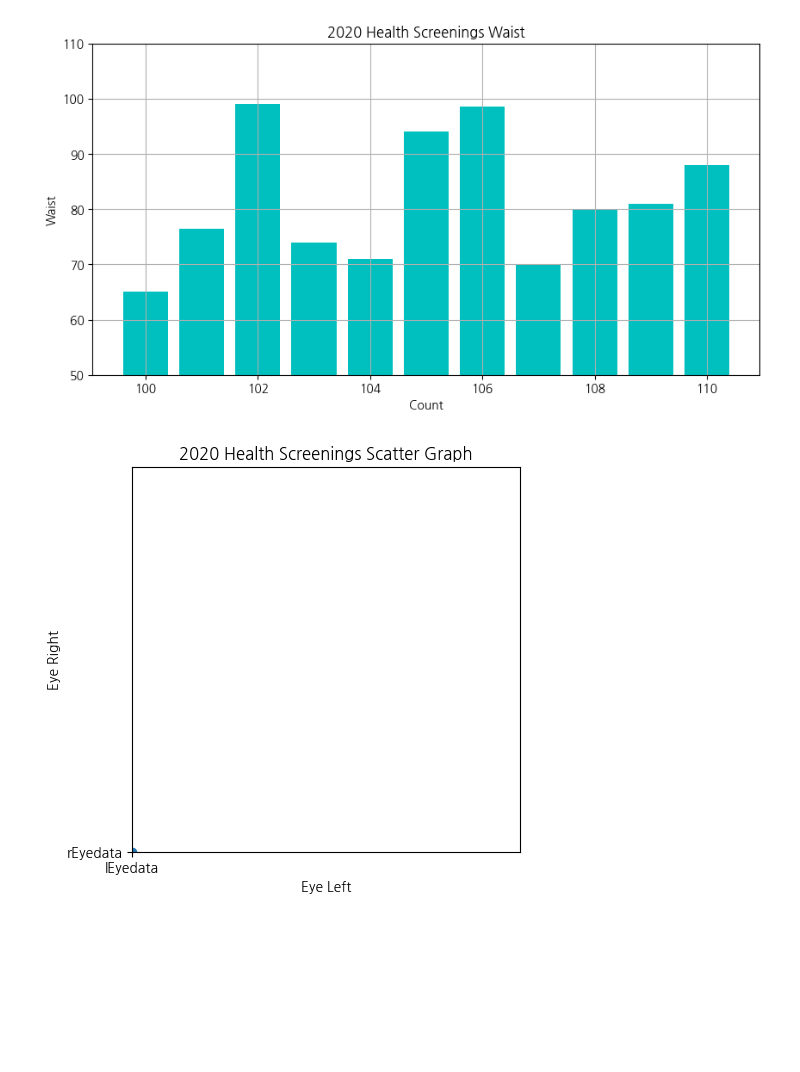
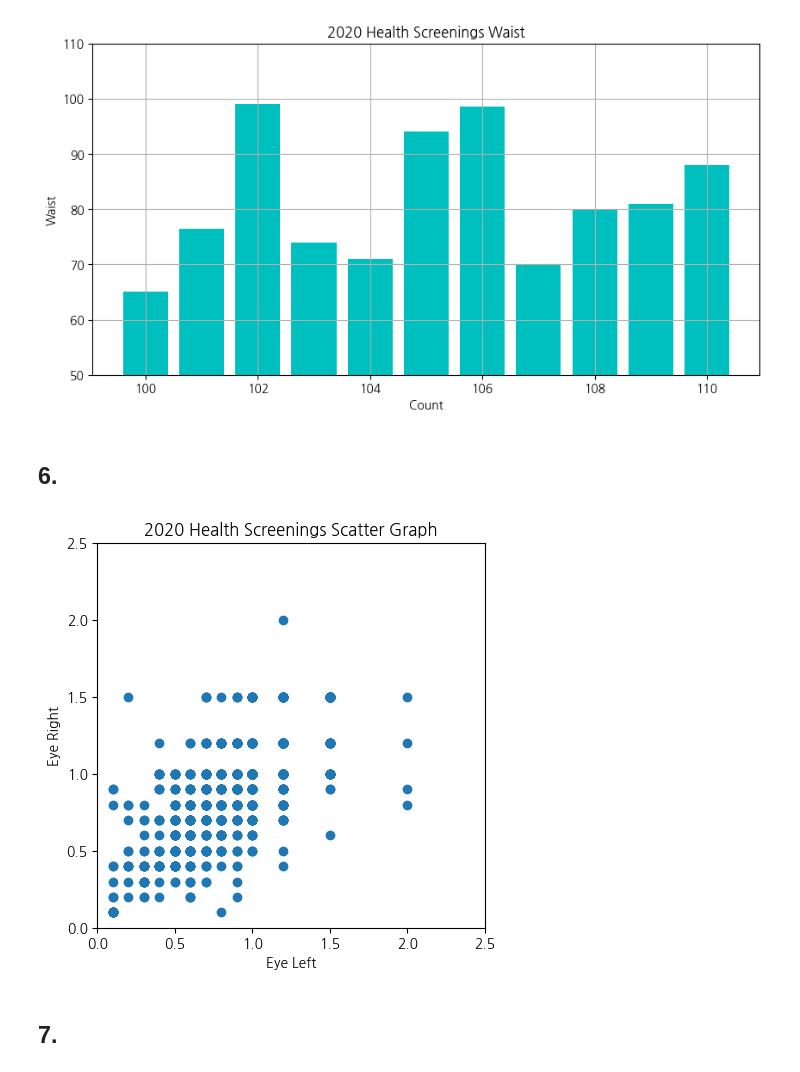
Before and after one commit to mykohbig7-ux/bigdata2026-basic, a Jupyter notebook: 20_health.ipynb, the cells around one changed output. Cells and saved outputs as stored; diff of their text form; code cells hidden in the pictures; blank space fills up the shorter version.

```diff
--- a/20_health.ipynb
+++ b/20_health.ipynb
@@ -264,27 +272,31 @@ plt.grid()
 plt.show()
 # %% [output]
 [figure]
+# %% [markdown]
+## 6.
 # %%
 import numpy as np
 import pandas as pd
 import matplotlib.pyplot as plt
 import seaborn as sns
 
 data = pd.read_excel('health_screenings_2020_1000ea.xlsx')
 IEyedata = data['eye_left']
 rEyedata = data['eye_right']
 
 plt.figure(figsize=(5,5))
-plt.scatter('IEyedata', 'rEyedata')
+plt.scatter(IEyedata, rEyedata)
 
 plt.xlim(0, 2.5)
 plt.ylim(0, 2.5)
 plt.xlabel('Eye Left')
 plt.ylabel('Eye Right')
 plt.title('2020 Health Screenings Scatter Graph')
 plt.show()
 # %% [output]
-[figure, old version]
+[figure, new version]
+# %% [markdown]
+## 7.
 # %%
 data3 = pd.read_excel('health_screenings_2020_1000ea.xlsx')
 data3 = data.loc[:,['city_code', 'gender', 'waist']]
```
Also changed, not shown: parts of 16 cells of this notebook.
